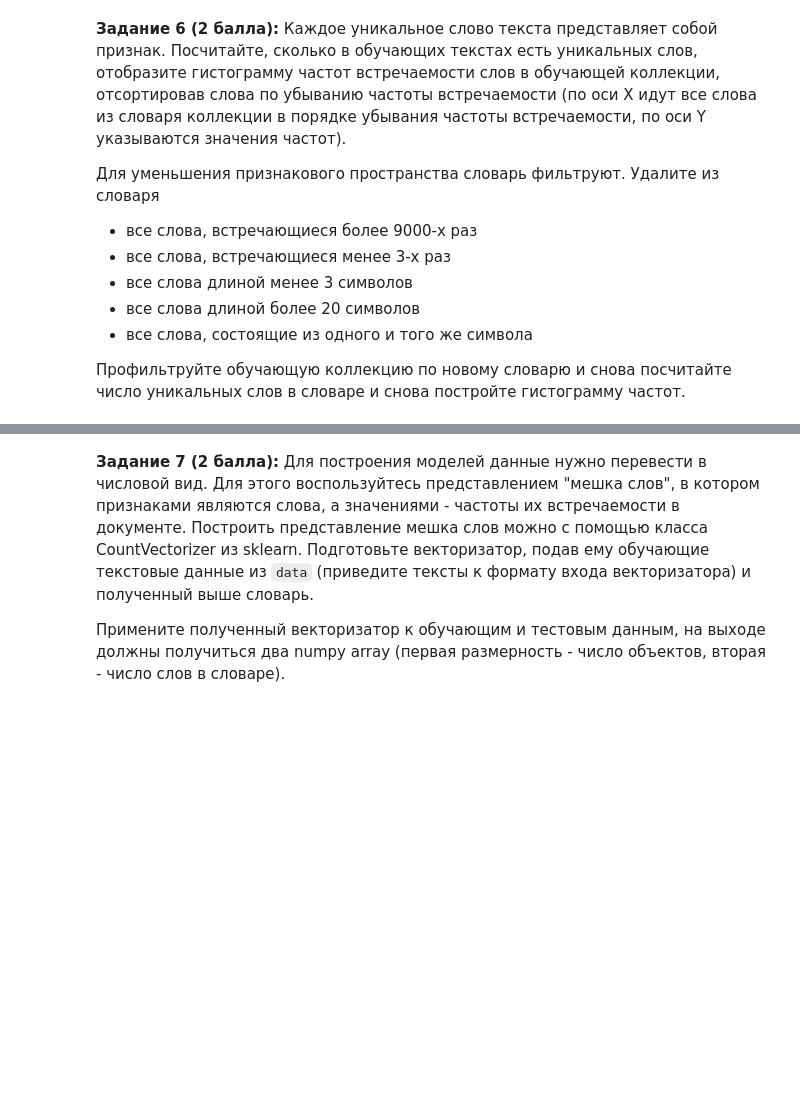
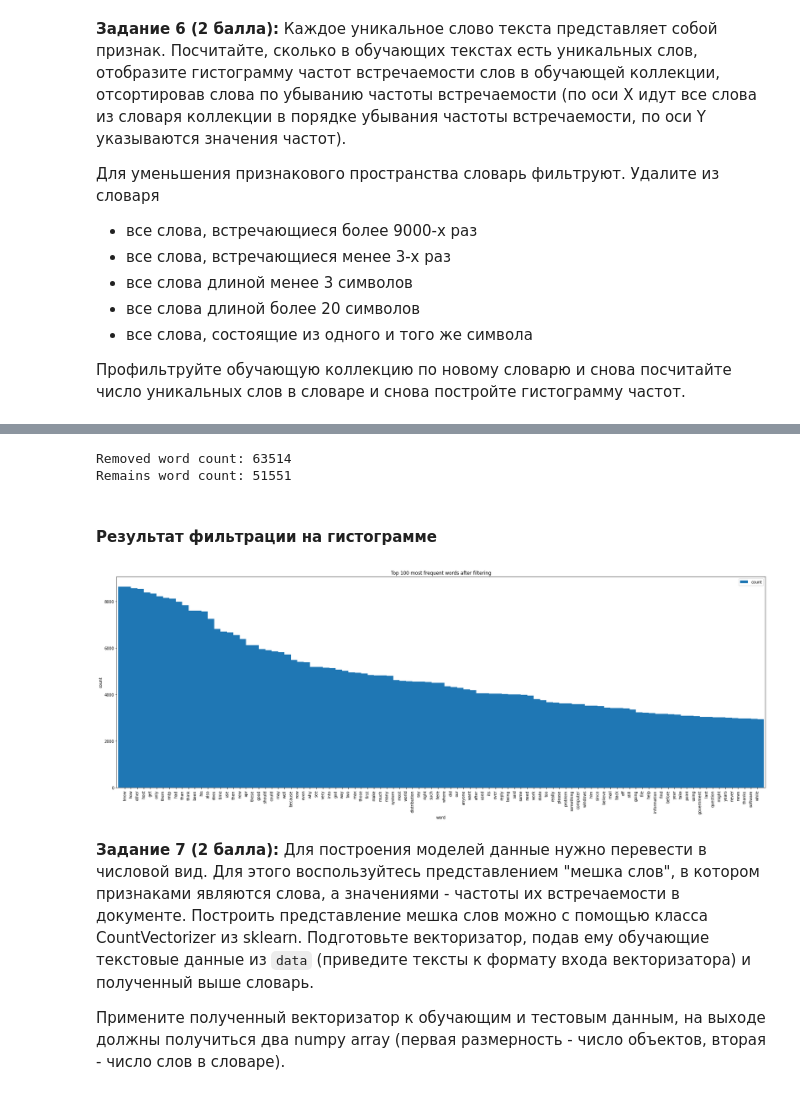
Before and after one commit to Laiser399/10s-Python-MLLabs, a Jupyter notebook: 03-data-ml.ipynb, the cells around one changed output, grey strips where cells are left out. Saved outputs shown, nothing was run; the diff lists cells and outputs as text; code cells hidden in the pictures; blank space fills up the shorter version.

```diff
--- a/03-data-ml.ipynb
+++ b/03-data-ml.ipynb
@@ -224,0 +282,6 @@ def task_6():
+# %%
+def is_single_char(value: str):
+    return len(set(value)) == 1
+
+vocabulary['word_len'] = vocabulary.apply(lambda x: len(x['word']), axis=1)
+vocabulary['is_single_char'] = vocabulary.apply(lambda x: is_single_char(x['word']), axis=1)
@@ -224,0 +302,7 @@ def task_6():
+# %%
+mask = (vocabulary['word_len'] >= 3)\
+       & (vocabulary['word_len'] <= 20)\
+       & (vocabulary['count'] <= 9000)\
+       & (vocabulary['count'] >= 3)\
+       & ~vocabulary['is_single_char']
+vocabulary_filtered = vocabulary[mask]
@@ -225,3 +342,18 @@ def task_6():
+# %%
+print(f'Removed word count: {removed_words.shape[0]}')
+print(f'Remains word count: {vocabulary_filtered.shape[0]}')
+# %% [output]
+Removed word count: 63514
+Remains word count: 51551
+# %% [markdown]
+#### Результат фильтрации на гистограмме
+# %%
+vocabulary_filtered[['word', 'count']].set_index('word')\
+    .sort_values('count', ascending=False)\
+    .head(100)\
+    .plot.bar(figsize=(30, 10), width=2, ylabel='count', title='Top 100 most frequent words after filtering');
+# %% [output]
+[figure, added]
 # %% [markdown]
 __Задание 7 (2 балла):__ Для построения моделей данные нужно перевести в числовой вид. Для этого воспользуйтесь представлением "мешка слов", в котором признаками являются слова, а значениями - частоты их встречаемости в документе. Построить представление мешка слов можно с помощью класса CountVectorizer из sklearn. Подготовьте векторизатор, подав ему обучающие текстовые данные из `data` (приведите тексты к формату входа векторизатора) и полученный выше словарь.
 
```
Also changed, not shown: parts of 17 cells of this notebook.
